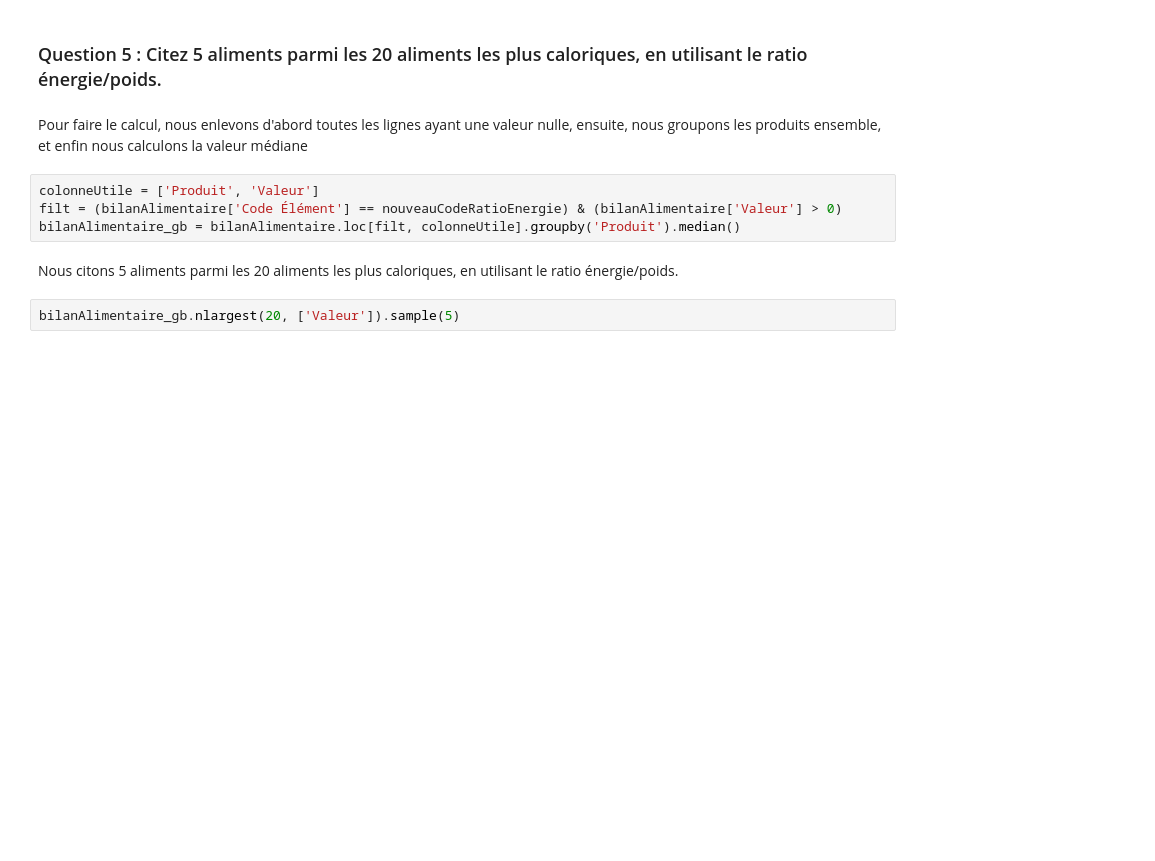
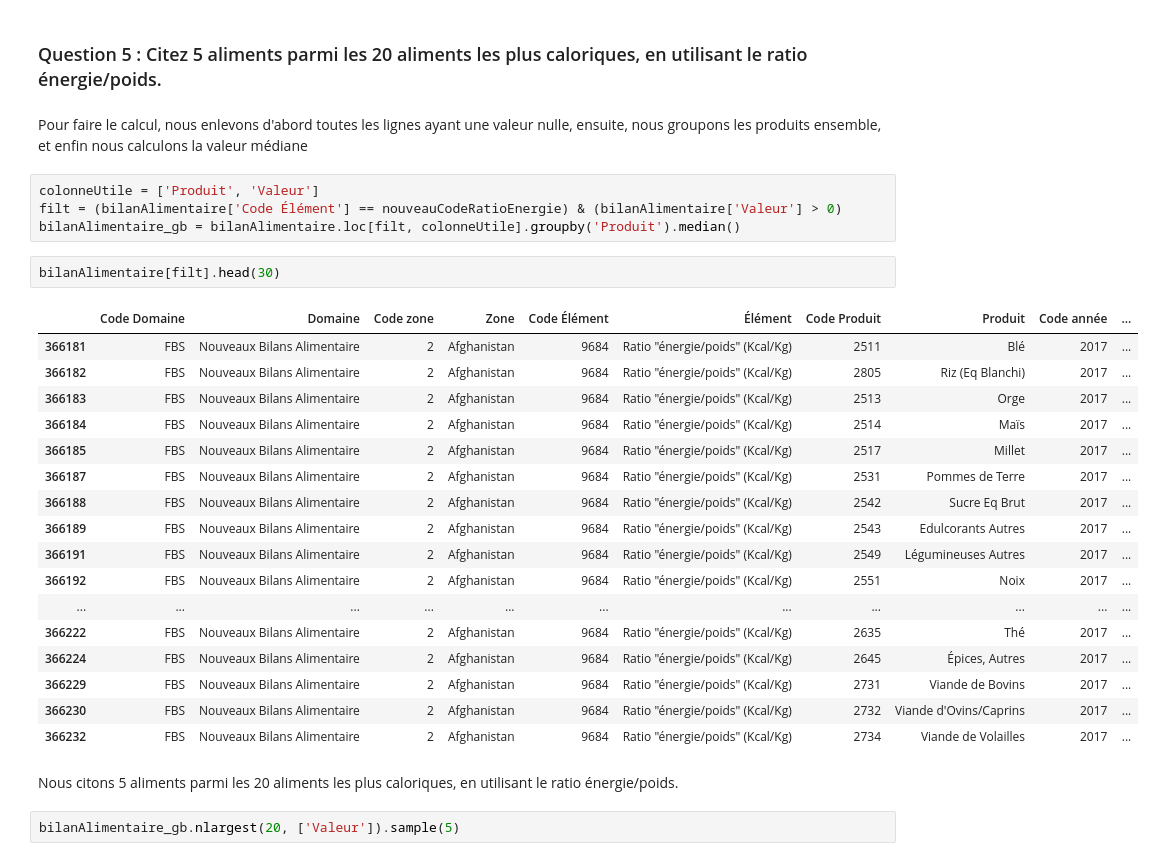
Before and after one commit to FranckDELRUE/OCR-Projet-3, a Jupyter notebook: Projet 3 - Survey.ipynb, the cells around one changed output. Cells and saved outputs as stored; diff of their text form; blank space fills up the shorter version.

```diff
--- a/Projet 3 - Survey.ipynb
+++ b/Projet 3 - Survey.ipynb
@@ -463,6 +483,26 @@ Pour faire le calcul, nous enlevons d'abord toutes les lignes ayant une valeur n
 colonneUtile = ['Produit', 'Valeur']
 filt = (bilanAlimentaire['Code Élément'] == nouveauCodeRatioEnergie) & (bilanAlimentaire['Valeur'] > 0)
 bilanAlimentaire_gb = bilanAlimentaire.loc[filt, colonneUtile].groupby('Produit').median()
+# %%
+bilanAlimentaire[filt].head(30)
+# %% [output]
+|  | Code Domaine | Domaine | Code zone | Zone | Code Élément | Élément | Code Produit | Produit | Code année | ... |
+| 366181 | FBS | Nouveaux Bilans Alimentaire | 2 | Afghanistan | 9684 | Ratio "énergie/poids" (Kcal/Kg) | 2511 | Blé | 2017 | ... |
+| 366182 | FBS | Nouveaux Bilans Alimentaire | 2 | Afghanistan | 9684 | Ratio "énergie/poids" (Kcal/Kg) | 2805 | Riz (Eq Blanchi) | 2017 | ... |
+| 366183 | FBS | Nouveaux Bilans Alimentaire | 2 | Afghanistan | 9684 | Ratio "énergie/poids" (Kcal/Kg) | 2513 | Orge | 2017 | ... |
+| 366184 | FBS | Nouveaux Bilans Alimentaire | 2 | Afghanistan | 9684 | Ratio "énergie/poids" (Kcal/Kg) | 2514 | Maïs | 2017 | ... |
+| 366185 | FBS | Nouveaux Bilans Alimentaire | 2 | Afghanistan | 9684 | Ratio "énergie/poids" (Kcal/Kg) | 2517 | Millet | 2017 | ... |
+| 366187 | FBS | Nouveaux Bilans Alimentaire | 2 | Afghanistan | 9684 | Ratio "énergie/poids" (Kcal/Kg) | 2531 | Pommes de Terre | 2017 | ... |
+| 366188 | FBS | Nouveaux Bilans Alimentaire | 2 | Afghanistan | 9684 | Ratio "énergie/poids" (Kcal/Kg) | 2542 | Sucre Eq Brut | 2017 | ... |
+| 366189 | FBS | Nouveaux Bilans Alimentaire | 2 | Afghanistan | 9684 | Ratio "énergie/poids" (Kcal/Kg) | 2543 | Edulcorants Autres | 2017 | ... |
+| 366191 | FBS | Nouveaux Bilans Alimentaire | 2 | Afghanistan | 9684 | Ratio "énergie/poids" (Kcal/Kg) | 2549 | Légumineuses Autres | 2017 | ... |
+| 366192 | FBS | Nouveaux Bilans Alimentaire | 2 | Afghanistan | 9684 | Ratio "énergie/poids" (Kcal/Kg) | 2551 | Noix | 2017 | ... |
+| ... | ... | ... | ... | ... | ... | ... | ... | ... | ... | ... |
+| 366222 | FBS | Nouveaux Bilans Alimentaire | 2 | Afghanistan | 9684 | Ratio "énergie/poids" (Kcal/Kg) | 2635 | Thé | 2017 | ... |
+| 366224 | FBS | Nouveaux Bilans Alimentaire | 2 | Afghanistan | 9684 | Ratio "énergie/poids" (Kcal/Kg) | 2645 | Épices, Autres | 2017 | ... |
+| 366229 | FBS | Nouveaux Bilans Alimentaire | 2 | Afghanistan | 9684 | Ratio "énergie/poids" (Kcal/Kg) | 2731 | Viande de Bovins | 2017 | ... |
+| 366230 | FBS | Nouveaux Bilans Alimentaire | 2 | Afghanistan | 9684 | Ratio "énergie/poids" (Kcal/Kg) | 2732 | Viande d'Ovins/Caprins | 2017 | ... |
+| 366232 | FBS | Nouveaux Bilans Alimentaire | 2 | Afghanistan | 9684 | Ratio "énergie/poids" (Kcal/Kg) | 2734 | Viande de Volailles | 2017 | ... |
 # %% [markdown]
 Nous citons 5 aliments parmi les 20 aliments les plus caloriques, en utilisant le ratio énergie/poids.
 # %%
```
Also changed, not shown: parts of 11 cells of this notebook, 3 other files.
